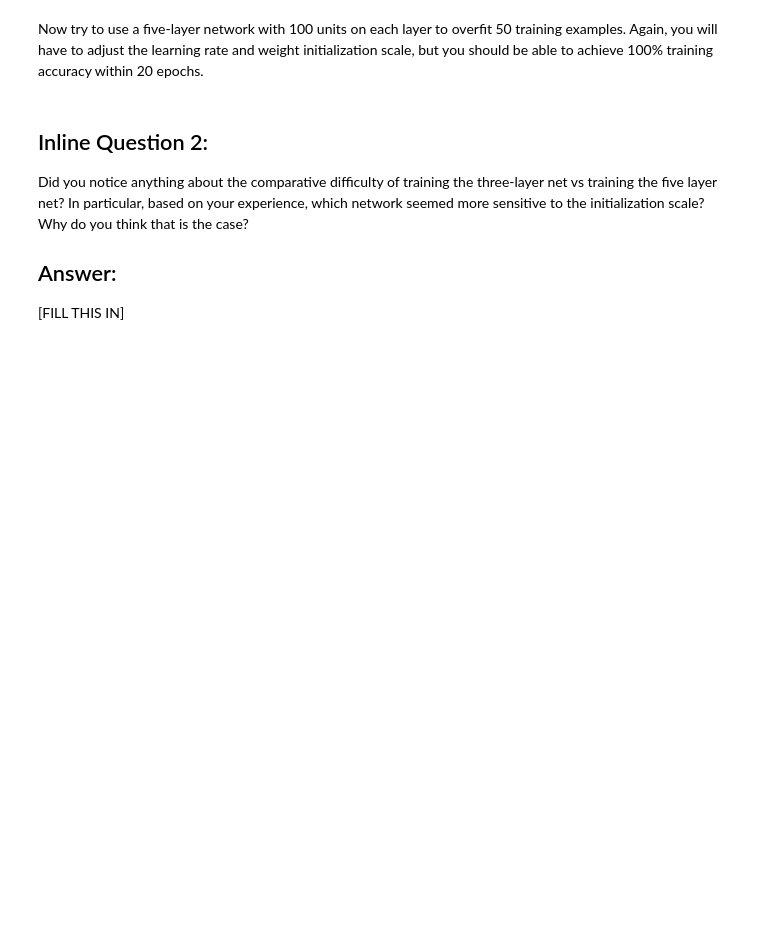
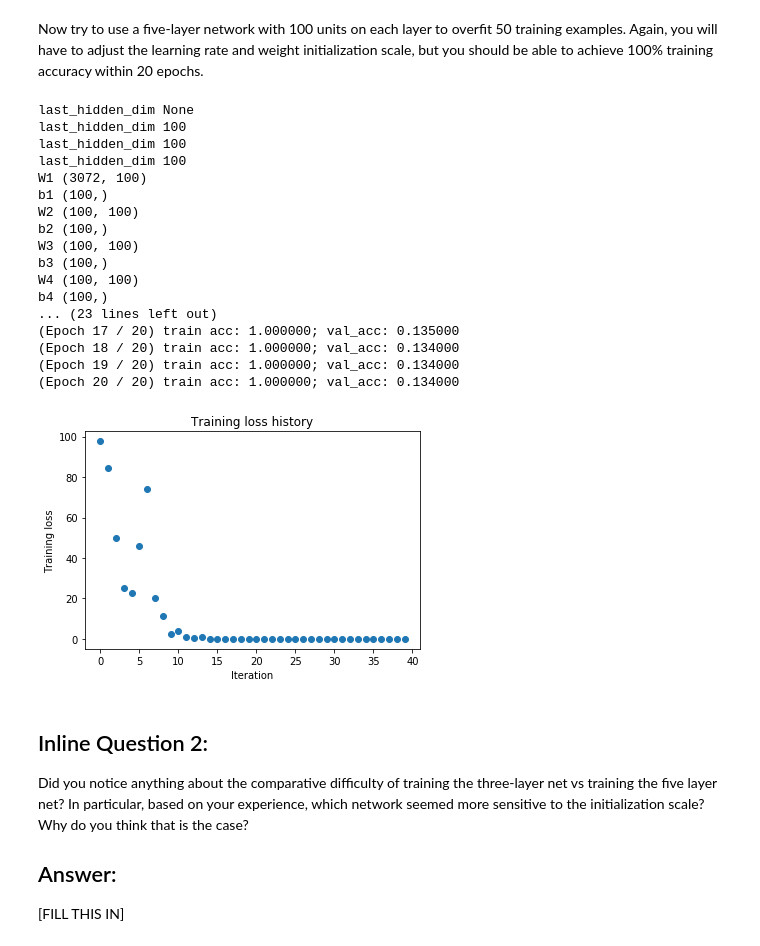
Before and after one commit to octaviangrozman/stanford-deep-learning, a Jupyter notebook: assignment2/FullyConnectedNets.ipynb, the cells around one changed output. Saved outputs shown, nothing was run; the diff lists cells and outputs as text; code cells hidden in the pictures; blank space fills up the shorter version.

```diff
--- a/assignment2/FullyConnectedNets.ipynb
+++ b/assignment2/FullyConnectedNets.ipynb
@@ -482,33 +523,52 @@ Now try to use a five-layer network with 100 units on each layer to overfit 50 t
 # %%
 # TODO: Use a five-layer Net to overfit 50 training examples by
 # tweaking just the learning rate and initialization scale.
 
 num_train = 50
 small_data = {
   'X_train': data['X_train'][:num_train],
   'y_train': data['y_train'][:num_train],
   'X_val': data['X_val'],
   'y_val': data['y_val'],
 }
 
-learning_rate = 2e-3  # Experiment with this!
-weight_scale = 1e-5   # Experiment with this!
+learning_rate = 1e-3  # Experiment with this!
+weight_scale = 1e-1   # Experiment with this!
 model = FullyConnectedNet([100, 100, 100, 100],
                 weight_scale=weight_scale, dtype=np.float64)
 solver = Solver(model, small_data,
                 print_every=10, num_epochs=20, batch_size=25,
                 update_rule='sgd',
                 optim_config={
                   'learning_rate': learning_rate,
                 }
          )
 solver.train()
 
 plt.plot(solver.loss_history, 'o')
 plt.title('Training loss history')
 plt.xlabel('Iteration')
 plt.ylabel('Training loss')
 plt.show()
+# %% [output]
+last_hidden_dim None
+last_hidden_dim 100
+last_hidden_dim 100
+last_hidden_dim 100
+W1 (3072, 100)
+b1 (100,)
+W2 (100, 100)
+b2 (100,)
+W3 (100, 100)
+b3 (100,)
+W4 (100, 100)
+b4 (100,)
+... (23 lines left out)
+(Epoch 17 / 20) train acc: 1.000000; val_acc: 0.135000
+(Epoch 18 / 20) train acc: 1.000000; val_acc: 0.134000
+(Epoch 19 / 20) train acc: 1.000000; val_acc: 0.134000
+(Epoch 20 / 20) train acc: 1.000000; val_acc: 0.134000
+[figure, added]
 # %% [markdown]
 ## Inline Question 2:
 Did you notice anything about the comparative difficulty of training the three-layer net vs training the five layer net? In particular, based on your experience, which network seemed more sensitive to the initialization scale? Why do you think that is the case?
```
Also changed, not shown: parts of 3 cells of this notebook.
